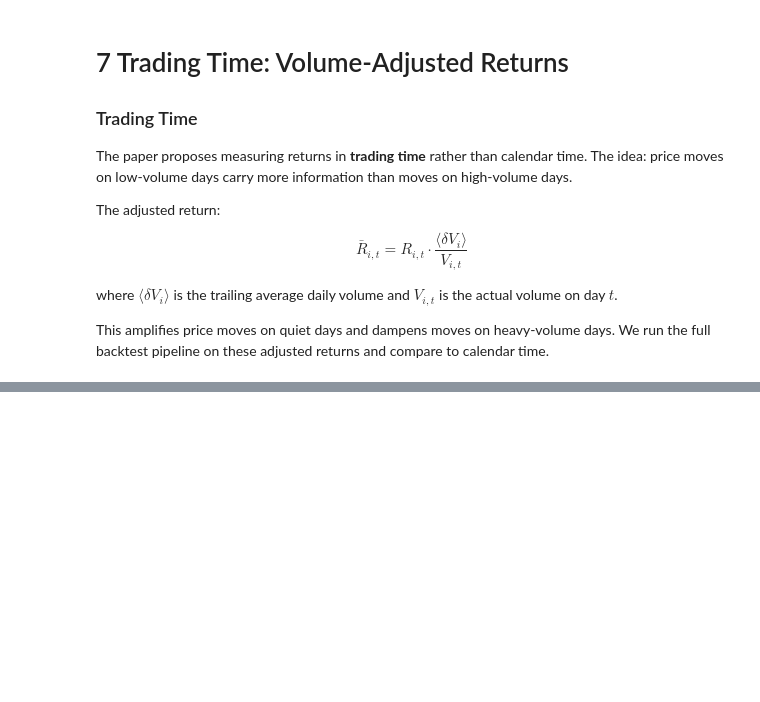
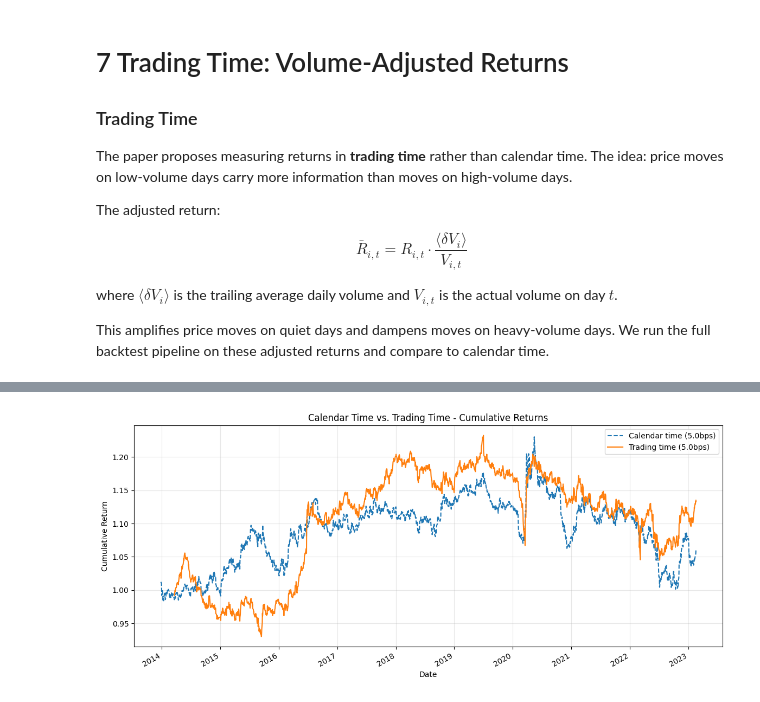
Before and after one commit to GabrielDelhay/FinEng_group6_2, a Jupyter notebook: assignment4_BS/ex4a_notebook.ipynb, the cells around one changed output, grey strips where cells are left out. Cells and saved outputs as stored; diff of their text form; code cells hidden in the pictures; blank space fills up the shorter version.

```diff
--- a/assignment4_BS/ex4a_notebook.ipynb
+++ b/assignment4_BS/ex4a_notebook.ipynb
@@ -863,0 +992,17 @@ We run the full backtest pipeline on these adjusted returns and compare to calen
+# %%
+# Compare calendar time vs trading time (both with 5bps TC)
+plt.figure(figsize=(14, 6))
+cumulative_returns_with_costs.plot(
+    label=f"Calendar time ({transaction_costs * 1e4:.1f}bps)", linewidth=1.5, linestyle="--"
+)
+vol_cumulative_returns_with_costs.plot(
+    label=f"Trading time ({transaction_costs * 1e4:.1f}bps)", linewidth=1.5
+)
+plt.xlabel("Date")
+plt.ylabel("Cumulative Return")
+plt.title("Calendar Time vs. Trading Time - Cumulative Returns")
+plt.legend()
+plt.grid(alpha=0.3)
+plt.show()
+# %% [output]
+[figure, added]
```
Also changed, not shown: parts of 10 cells of this notebook, 1 other file.
